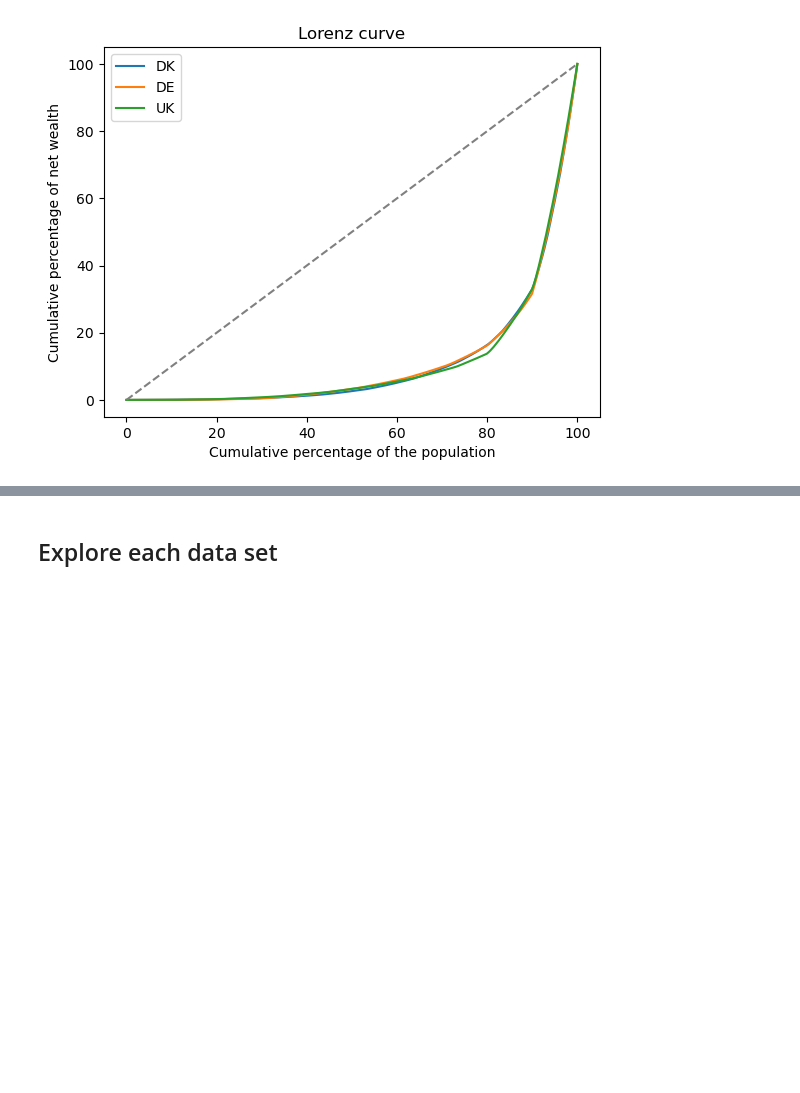
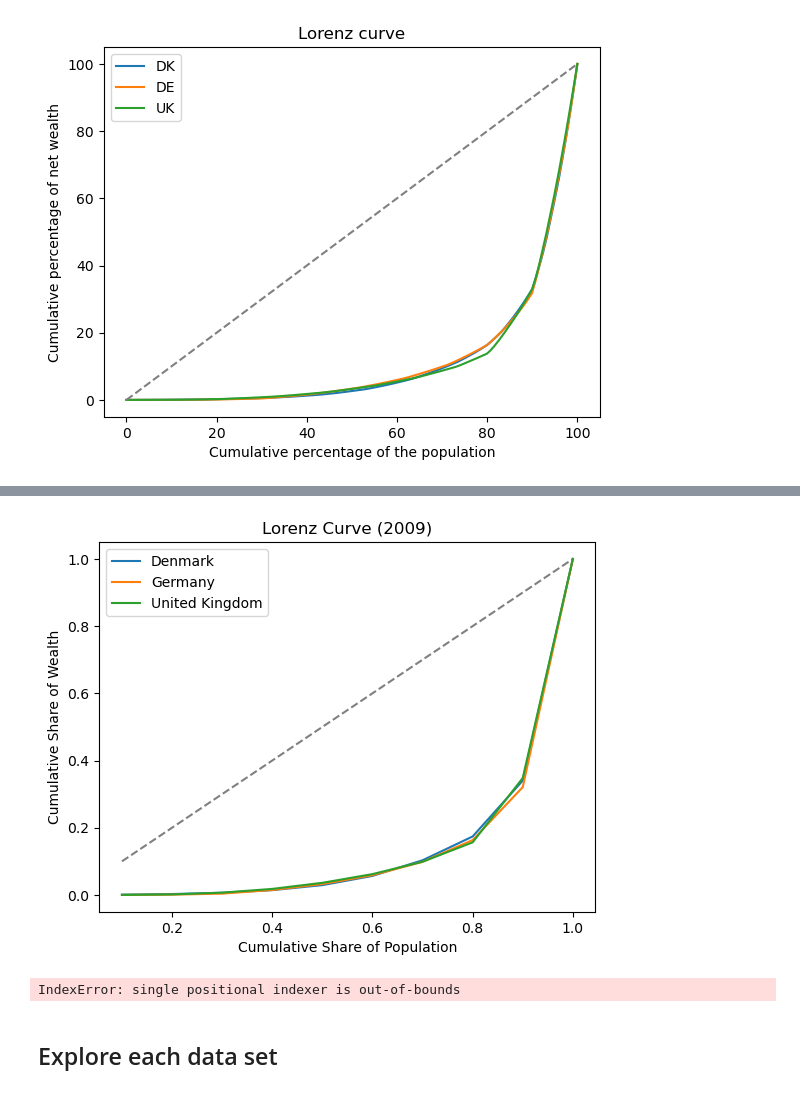
Before and after one commit to NumEconCopenhagen/projects-2023-rvcode, a Jupyter notebook: dataproject/dataproject.ipynb, the cells around one changed output, grey strips where cells are left out. Cells and saved outputs as stored; diff of their text form; code cells hidden in the pictures; blank space fills up the shorter version.

```diff
--- a/dataproject/dataproject.ipynb
+++ b/dataproject/dataproject.ipynb
@@ -177,3 +185,53 @@ KeyError: 0
+# %%
+# Calculate the cumulative share of wealth for each decile in 2009
+dk_cumulative_share_2009 = netwealth.iloc[16, 2:12].cumsum() / netwealth.iloc[16, 2:12].sum()
+de_cumulative_share_2009 = netwealth.iloc[16, 13:23].cumsum() / netwealth.iloc[16, 13:23].sum()
+uk_cumulative_share_2009 = netwealth.iloc[16, 24:34].cumsum() / netwealth.iloc[16, 24:34].sum()
+
+# Calculate the cumulative share of the population for each decile in 2009
+population_share = [i/10 for i in range(1, 11)]
+
+# Create the Lorenz curves
+plt.plot(population_share, population_share, linestyle='--', color='gray')  # 45-degree line
+plt.plot(population_share, dk_cumulative_share_2009, label='Denmark')
+plt.plot(population_share, de_cumulative_share_2009, label='Germany')
+plt.plot(population_share, uk_cumulative_share_2009, label='United Kingdom')
+
+# Add labels and legend
+plt.xlabel('Cumulative Share of Population')
+plt.ylabel('Cumulative Share of Wealth')
+plt.title('Lorenz Curve (2009)')
+plt.legend()
+
+# Show the plot
+plt.show()
+# %% [output]
+[figure, added]
+# %%
+# Calculate the cumulative share of wealth for each decile in 2021
+dk_cumulative_share_2021 = netwealth.iloc[28, 2:12].cumsum() / netwealth.iloc[28, 2:12].sum()
+de_cumulative_share_2021 = netwealth.iloc[28, 13:23].cumsum() / netwealth.iloc[28, 13:23].sum()
+uk_cumulative_share_2021 = netwealth.iloc[28, 24:34].cumsum() / netwealth.iloc[28, 24:34].sum()
+
+# Calculate the cumulative share of the population for each decile in 2021
+population_share = [i/10 for i in range(1, 11)]
+
+# Create the Lorenz curves
+plt.plot(population_share, population_share, linestyle='--', color='gray')  # 45-degree line
+plt.plot(population_share, dk_cumulative_share_2021, label='Denmark')
+plt.plot(population_share, de_cumulative_share_2021, label='Germany')
+plt.plot(population_share, uk_cumulative_share_2021, label='United Kingdom')
+
+# Add labels and legend
+plt.xlabel('Cumulative Share of Population')
+plt.ylabel('Cumulative Share of Wealth')
+plt.title('Lorenz Curve (2009)')
+plt.legend()
+
+# Show the plot
+plt.show()
+# %% [output]
+IndexError: single positional indexer is out-of-bounds
 # %% [markdown]
 ## Explore each data set
 # %% [markdown]
```
Also changed, not shown: parts of 7 cells of this notebook.
